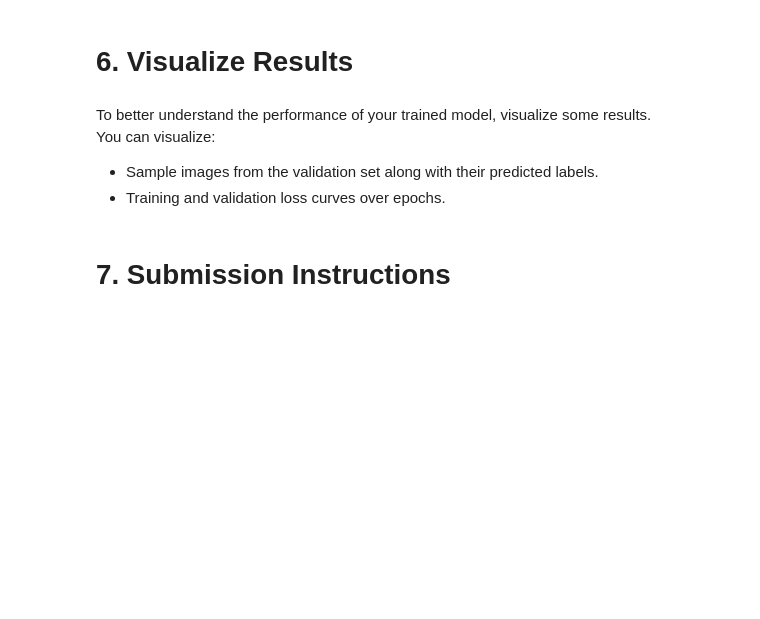
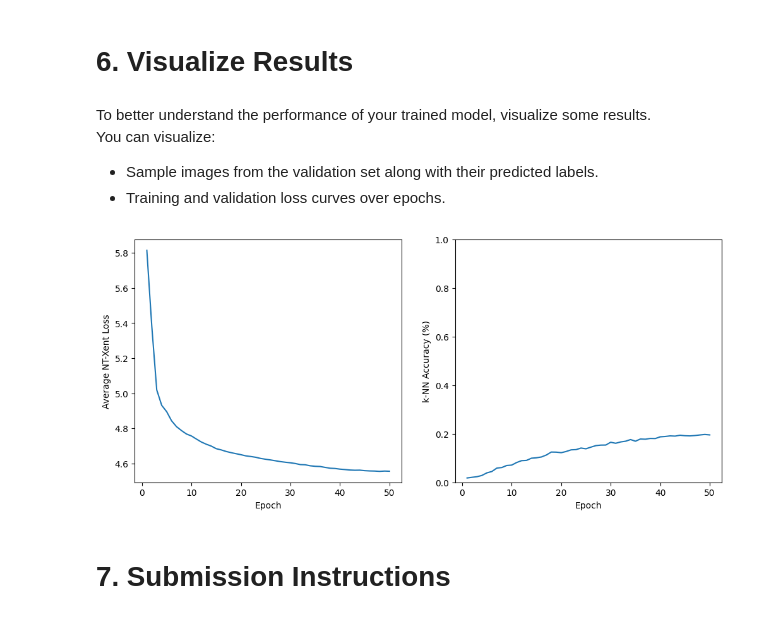
Before and after one commit to brygotti/cs461_assignment1, a Jupyter notebook: CS461_Assignment1.ipynb, the cells around one changed output. Cells and saved outputs as stored; diff of their text form; code cells hidden in the pictures; blank space fills up the shorter version.

```diff
--- a/CS461_Assignment1.ipynb
+++ b/CS461_Assignment1.ipynb
@@ -201,23 +310,26 @@ if not checkpoints_dir.exists():
 # %%
+all_train_stats = []
+all_val_stats = []
+
 for epoch in tqdm(range(n_epochs)):
     # TODO: Implement the training and evaluation loop
-    pass
-    # model.train()
-    # train_stats = training_step(model, train_loader, optimizer, custom_loss_function)
+    model.train()
+    train_stats = training_step(model, train_loader, optimizer, custom_loss_function)
+    all_train_stats.append(train_stats)
 
-    # lr_scheduler.step()
+    lr_scheduler.step()
 
-    # if (epoch + 1) % eval_interval == 0:
-    #     model.eval()
-    #     val_stats = evaluation_step(model, val_loader)
-    #     print(f"Epoch {epoch+1}/{n_epochs}, Train Loss: {train_stats['loss']:.4f}, Val kNN-5 Accuracy: {val_stats['knn_accuracy']:.2f}%")
+    if (epoch + 1) % eval_interval == 0:
+        model.eval()
+        val_stats = evaluation_step(model, train_loader_no_augment, val_loader_no_augment, oods_train_loader, oods_val_loader)
+        all_val_stats.append(val_stats)
+        print(f"Epoch {epoch+1}/{n_epochs}, Train Loss: {train_stats['loss']:.4f}, Val kNN-5 Accuracy: {val_stats['knn_accuracy']:.2f}")
 
-    # if (epoch + 1) % save_interval == 0:
-        # checkpoint_path = checkpoints_dir / f'model_epoch_{epoch+1}.safetensors'
-        # save_model(model, checkpoint_path)
-        # print(f"Model checkpoint saved at {checkpoint_path}")
+    if (epoch + 1) % save_interval == 0:
+        checkpoint_path = checkpoints_dir / f'model_epoch_{epoch+1}.safetensors'
+        save_model(model, checkpoint_path)
+        print(f"Model checkpoint saved at {checkpoint_path}")
 
 
 # Save the final model
-final_model_path = checkpoints_dir / 'model_final.safetensors'
 save_model(model, final_model_path)
@@ -233,3 +358,20 @@ You can visualize:
+# %%
+all_losses = [s["loss"] for s in all_train_stats]
+all_accuracies = [s["knn_accuracy"] for s in all_val_stats]
+
+fig, axes = plt.subplots(1, 2, figsize=(12, 5))
+axes[0].plot(range(1, total_epochs+1), all_losses)
+axes[0].set_xlabel('Epoch')
+axes[0].set_ylabel('Average NT-Xent Loss')
+
+axes[1].plot(range(1, total_epochs+1), all_accuracies)
+axes[1].set_xlabel('Epoch')
+axes[1].set_ylabel('k-NN Accuracy (%)')
+axes[1].set_ylim(0, 1)
+
+plt.show()
+# %% [output]
+[figure, added]
 # %% [markdown]
 # 7. Submission Instructions
 # %% [markdown]
```
Also changed, not shown: parts of 26 cells of this notebook, 7 other files.
